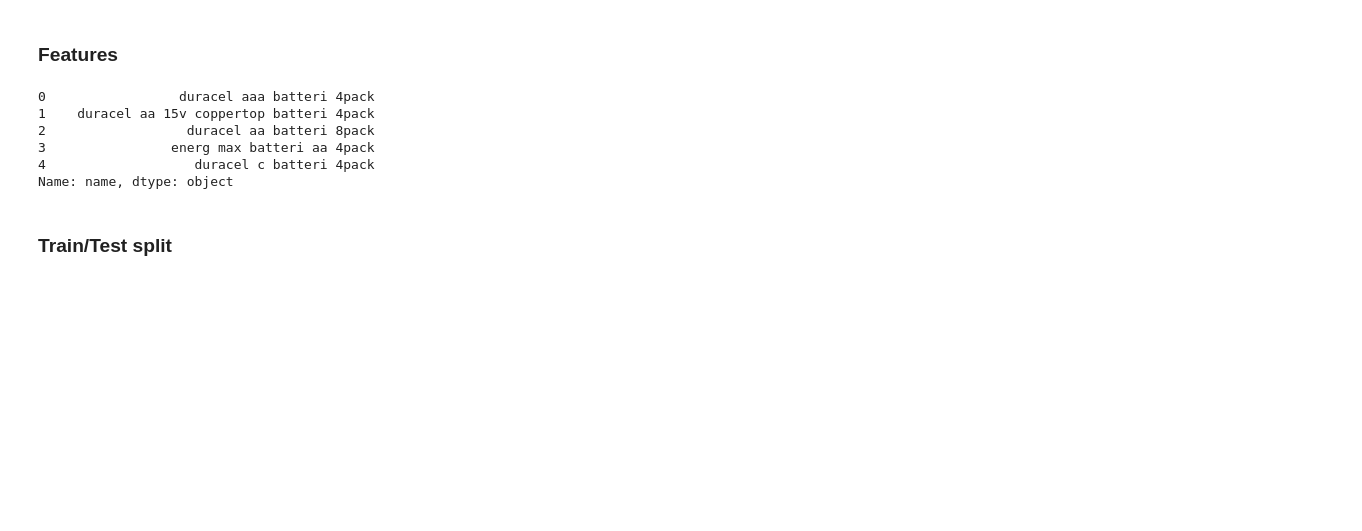
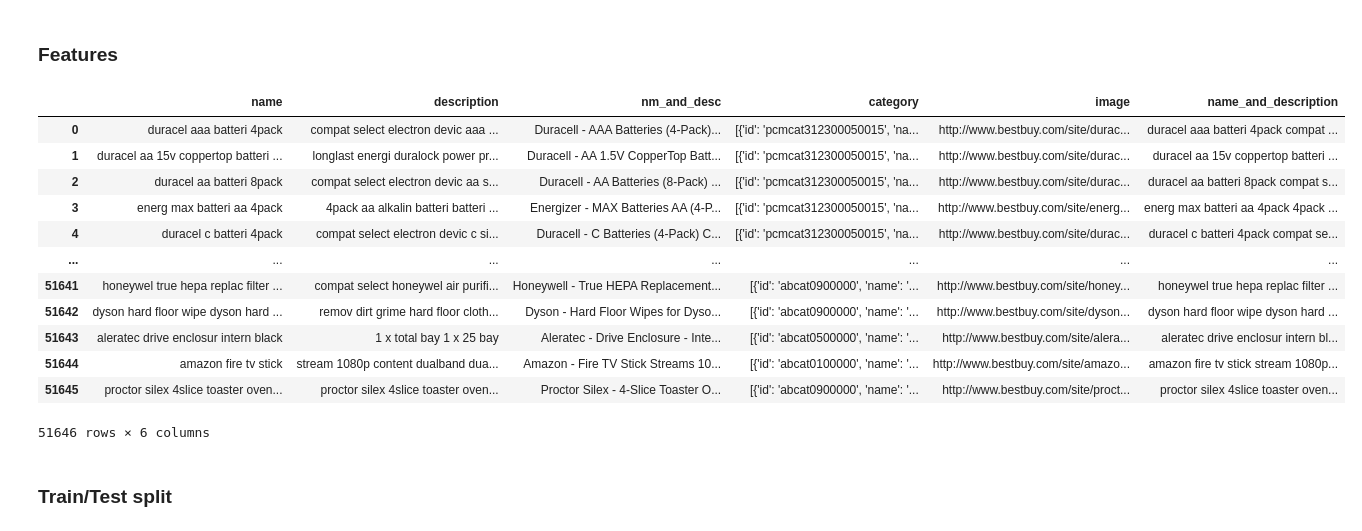
Before and after one commit to nachomartinezl/ecommerce-predictor, a Jupyter notebook: avg_model00.ipynb, the cells around one changed output. Drawn from its saved outputs; the diff is of its cells as text; code cells hidden in the pictures; blank space fills up the shorter version.

```diff
--- a/avg_model00.ipynb
+++ b/avg_model00.ipynb
@@ -62,6 +62,22 @@ Categories
 ### Features
 # %%
 df = pd.read_csv('data/normalized_data.csv')
+# %%
+df
+# %% [output]
+|  | name | description | nm_and_desc | category | image | name_and_description |
+| 0 | duracel aaa batteri 4pack | compat select electron devic aaa ... | Duracell - AAA Batteries (4-Pack)... | [{'id': 'pcmcat312300050015', 'na... | http://www.bestbuy.com/site/durac... | duracel aaa batteri 4pack compat ... |
+| 1 | duracel aa 15v coppertop batteri ... | longlast energi duralock power pr... | Duracell - AA 1.5V CopperTop Batt... | [{'id': 'pcmcat312300050015', 'na... | http://www.bestbuy.com/site/durac... | duracel aa 15v coppertop batteri ... |
+| 2 | duracel aa batteri 8pack | compat select electron devic aa s... | Duracell - AA Batteries (8-Pack) ... | [{'id': 'pcmcat312300050015', 'na... | http://www.bestbuy.com/site/durac... | duracel aa batteri 8pack compat s... |
+| 3 | energ max batteri aa 4pack | 4pack aa alkalin batteri batteri ... | Energizer - MAX Batteries AA (4-P... | [{'id': 'pcmcat312300050015', 'na... | http://www.bestbuy.com/site/energ... | energ max batteri aa 4pack 4pack ... |
+| 4 | duracel c batteri 4pack | compat select electron devic c si... | Duracell - C Batteries (4-Pack) C... | [{'id': 'pcmcat312300050015', 'na... | http://www.bestbuy.com/site/durac... | duracel c batteri 4pack compat se... |
+| ... | ... | ... | ... | ... | ... | ... |
+| 51641 | honeywel true hepa replac filter ... | compat select honeywel air purifi... | Honeywell - True HEPA Replacement... | [{'id': 'abcat0900000', 'name': '... | http://www.bestbuy.com/site/honey... | honeywel true hepa replac filter ... |
+| 51642 | dyson hard floor wipe dyson hard ... | remov dirt grime hard floor cloth... | Dyson - Hard Floor Wipes for Dyso... | [{'id': 'abcat0900000', 'name': '... | http://www.bestbuy.com/site/dyson... | dyson hard floor wipe dyson hard ... |
+| 51643 | aleratec drive enclosur intern black | 1 x total bay 1 x 25 bay | Aleratec - Drive Enclosure - Inte... | [{'id': 'abcat0500000', 'name': '... | http://www.bestbuy.com/site/alera... | aleratec drive enclosur intern bl... |
+| 51644 | amazon fire tv stick | stream 1080p content dualband dua... | Amazon - Fire TV Stick Streams 10... | [{'id': 'abcat0100000', 'name': '... | http://www.bestbuy.com/site/amazo... | amazon fire tv stick stream 1080p... |
+| 51645 | proctor silex 4slice toaster oven... | proctor silex 4slice toaster oven... | Proctor Silex - 4-Slice Toaster O... | [{'id': 'abcat0900000', 'name': '... | http://www.bestbuy.com/site/proct... | proctor silex 4slice toaster oven... |
+51646 rows × 6 columns
 # %%
 name = df['name'].apply(str)
 description = df['description'].apply(str)
@@ -69,13 +86,3 @@ name_and_description = df['name_and_description'].apply(str)
-# %%
-X_a = name
-X_a.head()
-# %% [output]
-0                 duracel aaa batteri 4pack
-1    duracel aa 15v coppertop batteri 4pack
-2                  duracel aa batteri 8pack
-3                energ max batteri aa 4pack
-4                   duracel c batteri 4pack
-Name: name, dtype: object
 # %% [markdown]
 ### Train/Test split
 # %%
```
Also changed, not shown: parts of 1 cell of this notebook, 1 other file.
